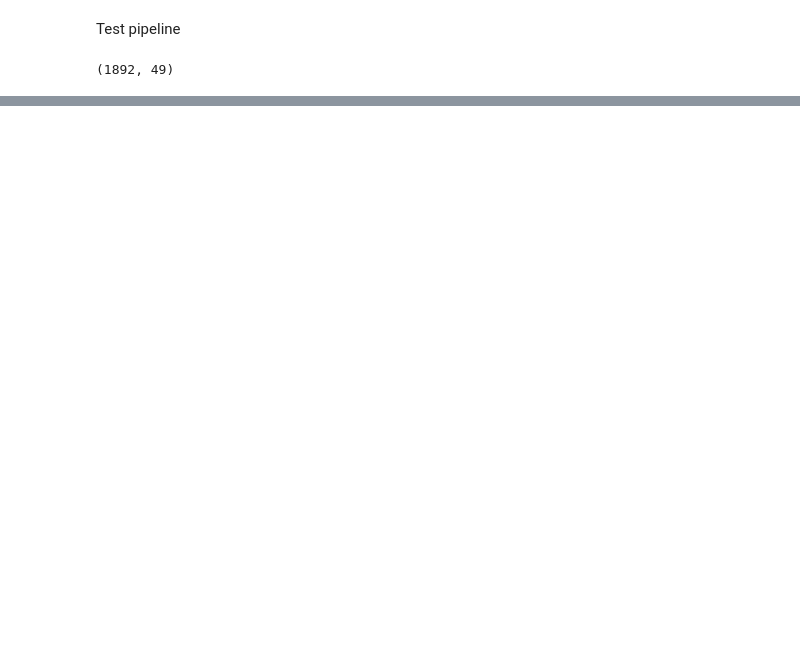
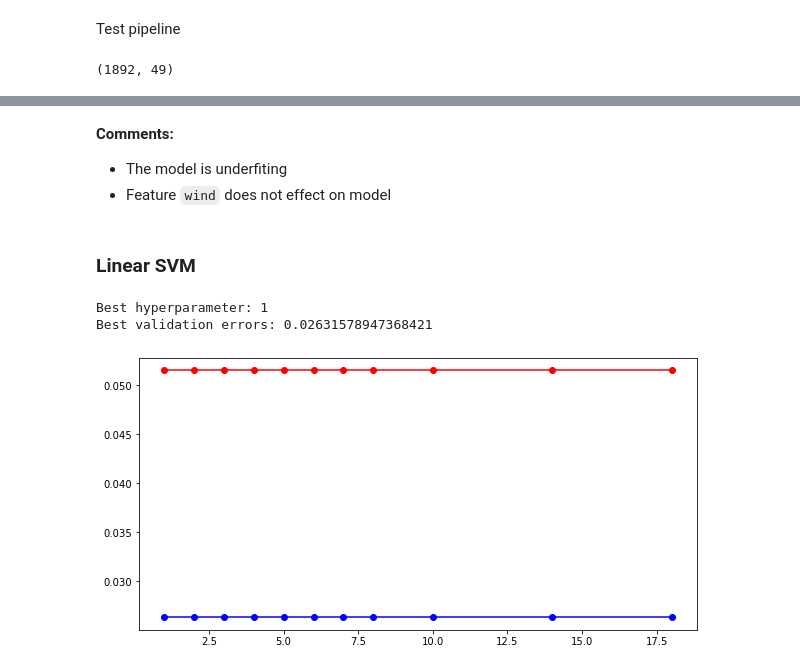
Before and after one commit to MachineGun3008/intro2ds_final_project, a Jupyter notebook: Model.ipynb, the cells around one changed output, grey strips where cells are left out. Drawn from its saved outputs; the diff is of its cells as text; code cells hidden in the pictures; blank space fills up the shorter version.

Commit message:
Model second time

```diff
--- a/Model.ipynb
+++ b/Model.ipynb
@@ -187,0 +249,24 @@ Pipeline(steps=[('preprocess', Preprocess(num_top_wind=4)),
+# %%
+# logistic_model.get_params().keys()
+def Run_One_Hyper_Model(top_winds, model):
+    train_errs = []
+    val_errs = []
+    best_val_err = -float('inf')
+    best_num_top_wind = None
+#     top_winds = [4, 6, 8, 10, 14]
+    for num_top_wind in top_winds:
+        model.set_params(pipeline__preprocess_cate__num_top_wind=num_top_wind)
+#         print(model.get_params(pipeline__preprocess_cate__num_top_wind))
+        model.fit(train_X_df, train_y_sr)
+        train_preds = model.predict(train_X_df)
+        train_errs.append(f1_score(train_y_sr, train_preds, pos_label = 'Rain'))
+        val_preds = model.predict(val_X_df)
+        val_errs.append(f1_score(val_y_sr, val_preds,  pos_label = 'Rain'))
+        if val_errs[-1] > best_val_err:
+            best_val_err = val_errs[-1]
+            best_num_top_wind = num_top_wind
+
+    return train_errs, val_errs, best_val_err, best_num_top_wind
+
+# logistic_train_errs, logistic_val_errs, logistic_best, best_num_top_wind = Run_Linear_Model([1, 2, 3, 4, 5, 6, 7, 8, 10, 14, 18], logistic_model)
+# logistic_model.fit(train_X_df, train_y_sr)
@@ -187,0 +275,8 @@ Pipeline(steps=[('preprocess', Preprocess(num_top_wind=4)),
+# %%
+def Draw_Train_Val_errs(train_errs, val_errs, top_winds):
+    plt.figure(figsize=(10, 5))
+    plt.plot(top_winds, train_errs, 'o-', color = 'red')
+    plt.plot(top_winds, val_errs, 'o-', color='blue')
+    plt.show()
+
+# Draw_Train_Val_errs(logistic_train_errs, logistic_val_errs, [1, 2, 3, 4, 5, 6, 7, 8, 10, 14, 18])
@@ -187,0 +294,17 @@ Pipeline(steps=[('preprocess', Preprocess(num_top_wind=4)),
+# %% [markdown]
+**Comments:**
+* The model is underfiting
+* Feature `wind` does not effect on model
+# %% [markdown]
+### Linear SVM
+# %%
+svm_linear = make_pipeline(preprocess_pipeline, SVC(kernel='linear', max_iter=-1))
+linear_svm_train_errs, linear_svm_val_errs, linear_svm_best, linear_svm_num_top_wind = Run_One_Hyper_Model([1, 2, 3, 4, 5, 6, 7, 8, 10, 14, 18], svm_linear)
+# %%
+print('Best hyperparameter: {0}'.format(linear_svm_num_top_wind))
+print('Best validation errors: {0}'.format(linear_svm_best))
+Draw_Train_Val_errs(linear_svm_train_errs, linear_svm_val_errs, [1, 2, 3, 4, 5, 6, 7, 8, 10, 14, 18])
+# %% [output]
+Best hyperparameter: 1
+Best validation errors: 0.02631578947368421
+[figure, added]
```
Also changed, not shown: parts of 40 cells of this notebook.
